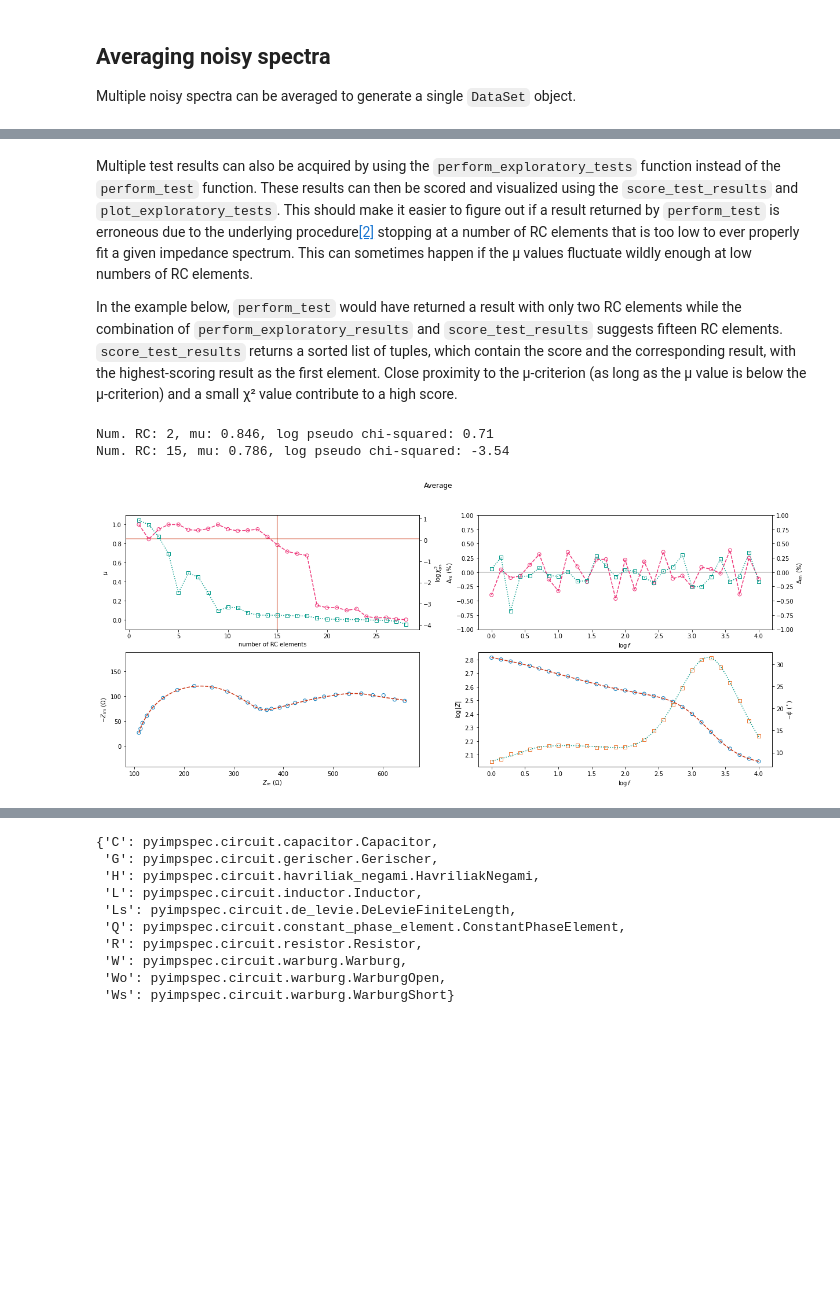
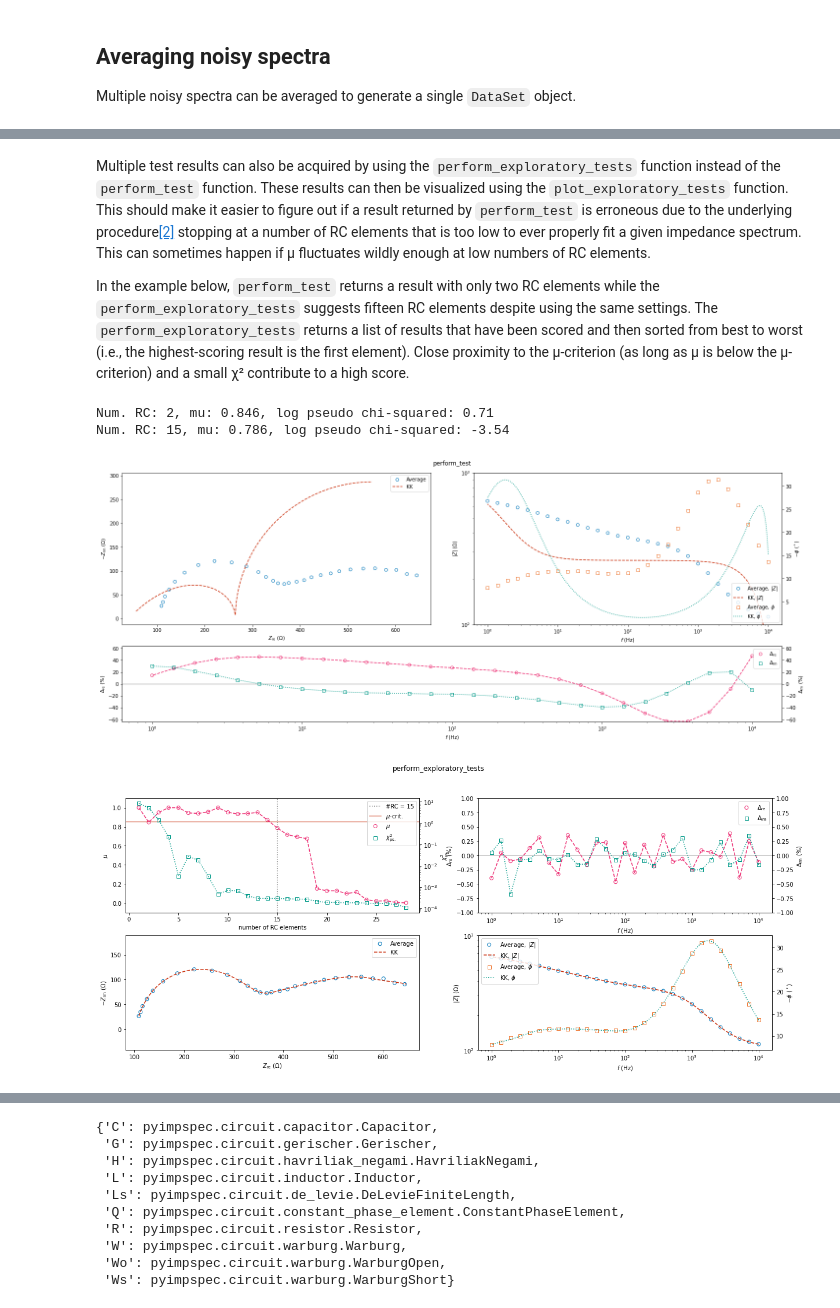
Before and after one commit to vyrjana/pyimpspec, a Jupyter notebook: examples/examples.ipynb, the cells around one changed output, grey strips where cells are left out. Saved outputs shown, nothing was run; the diff lists cells and outputs as text; code cells hidden in the pictures; blank space fills up the shorter version.

```diff
--- a/examples/examples.ipynb
+++ b/examples/examples.ipynb
@@ -2,14 +2,33 @@
 # This is just an example of how to prepare the Jupyter notebook for plotting and is not strictly necessary.
 %matplotlib inline
 import matplotlib
-matplotlib.rcParams["figure.figsize"] = [10, 5]
+matplotlib.rcParams["figure.figsize"] = [12, 6]
+from matplotlib.figure import Figure
+from matplotlib.axes import Axes
+
+from IPython.display import Math
 
 # Some imports to help with type annotations and other things later on.
-from typing import List, Tuple
+from time import time
+from typing import (
+    Dict,
+    List,
+    Optional,
+    Tuple,
+    Type,
+)
 from pandas import DataFrame
 from lmfit import fit_report
-from numpy import array, ndarray, log10 as log, logspace
-from numpy.random import seed, normal
+from numpy import (
+    array,
+    ndarray,
+    log10 as log,
+    logspace,
+)
+from numpy.random import (
+    seed,
+    normal,
+)
 seed(42)
 # %% [markdown]
 # Getting started with _pyimpspec_
@@ -22,7 +52,7 @@ from pyimpspec.plot.mpl import *  # Imports the functions for plotting pyimpspec
 Loading experimental data can be done with the `parse_data` function, which is a wrapper for the various file format parsers.
 Some of the supported file formats may contain multiple spectra in a single file and thus the `parse_data` function always returns a list of `DataSet` objects.
 # %%
-spectra: List[DataSet] = parse_data("./example-data.csv")
+spectra: List[DataSet] = pyimpspec.parse_data("./example-data.csv")
 spectrum: DataSet = spectra[0]
 spectrum.set_label("Ideal")
 # %% [markdown]
@@ -71,7 +110,7 @@ fig, axes = plot_data(altered_spectrum)
 Multiple noisy spectra can be averaged to generate a single `DataSet` object.
 # %%
 spectrum.set_mask({})  # Reset the mask
-fig, axes = plot_data(spectrum)
+fig, axes = mpl.plot_data(spectrum)
 fig.suptitle("Noisy spectra")
 
 # First we create several noisy versions of the original DataSet for demonstration purposes.
@@ -123,24 +164,25 @@ fig, axes = plot_fit(test, average)
 # %% [markdown]
 Multiple test results can also be acquired by using the `perform_exploratory_tests` function instead of the `perform_test` function.
-These results can then be scored and visualized using the `score_test_results` and `plot_exploratory_tests`.
+These results can then be visualized using the `plot_exploratory_tests` function.
 This should make it easier to figure out if a result returned by `perform_test` is erroneous due to the underlying procedure[[2]](https://www.sciencedirect.com/science/article/abs/pii/S0013468614001005) stopping at a number of RC elements that is too low to ever properly fit a given impedance spectrum.
-This can sometimes happen if the µ values fluctuate wildly enough at low numbers of RC elements.
+This can sometimes happen if µ fluctuates wildly enough at low numbers of RC elements.
 
-In the example below, `perform_test` would have returned a result with only two RC elements while the combination of `perform_exploratory_results` and `score_test_results` suggests fifteen RC elements.
-`score_test_results` returns a sorted list of tuples, which contain the score and the corresponding result, with the highest-scoring result as the first element.
-Close proximity to the µ-criterion (as long as the µ value is below the µ-criterion) and a small χ² value contribute to a high score.
+In the example below, `perform_test` returns a result with only two RC elements while the `perform_exploratory_tests` suggests fifteen RC elements despite using the same settings.
+The `perform_exploratory_tests` returns a list of results that have been scored and then sorted from best to worst (i.e., the highest-scoring result is the first element).
+Close proximity to the µ-criterion (as long as µ is below the µ-criterion) and a small χ² contribute to a high score.
 # %%
 matplotlib.rcParams["figure.figsize"] = [20, 8]
 mu_criterion = 0.85
-results: List[KramersKronigResult] = perform_exploratory_tests(average, mu_criterion=mu_criterion)
-scored_results: List[Tuple[float, KramersKronigResult]] = score_test_results(results, mu_criterion)
-fig, axes = plot_exploratory_tests(scored_results, mu_criterion, average)
-test = results[1]
+test = pyimpspec.perform_test(average, mu_criterion=mu_criterion)
+fig, axes = mpl.plot_fit(test, average, title="perform_test")
 print(f"Num. RC: {test.num_RC}, mu: {test.mu:.3f}, log pseudo chi-squared: {log(test.pseudo_chisqr):.2f}")
-test = scored_results[0][1]
+results: List[TestResult] = pyimpspec.perform_exploratory_tests(average, mu_criterion=mu_criterion)
+fig, axes = mpl.plot_exploratory_tests(results, mu_criterion, average, title="perform_exploratory_tests")
+test = results[0]
 print(f"Num. RC: {test.num_RC}, mu: {test.mu:.3f}, log pseudo chi-squared: {log(test.pseudo_chisqr):.2f}")
 # %% [output]
 Num. RC: 2, mu: 0.846, log pseudo chi-squared: 0.71
 Num. RC: 15, mu: 0.786, log pseudo chi-squared: -3.54
-[figure, old version]
+[figure, new version]
+[figure, added]
 # %% [markdown]
```
Also changed, not shown: parts of 53 cells of this notebook, 31 other files.
